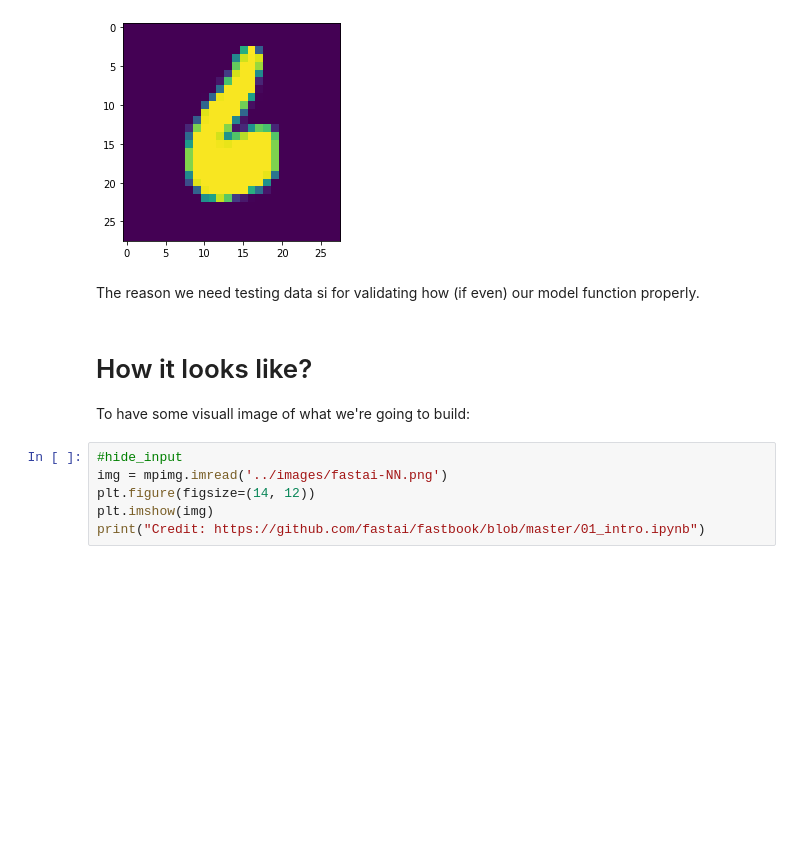
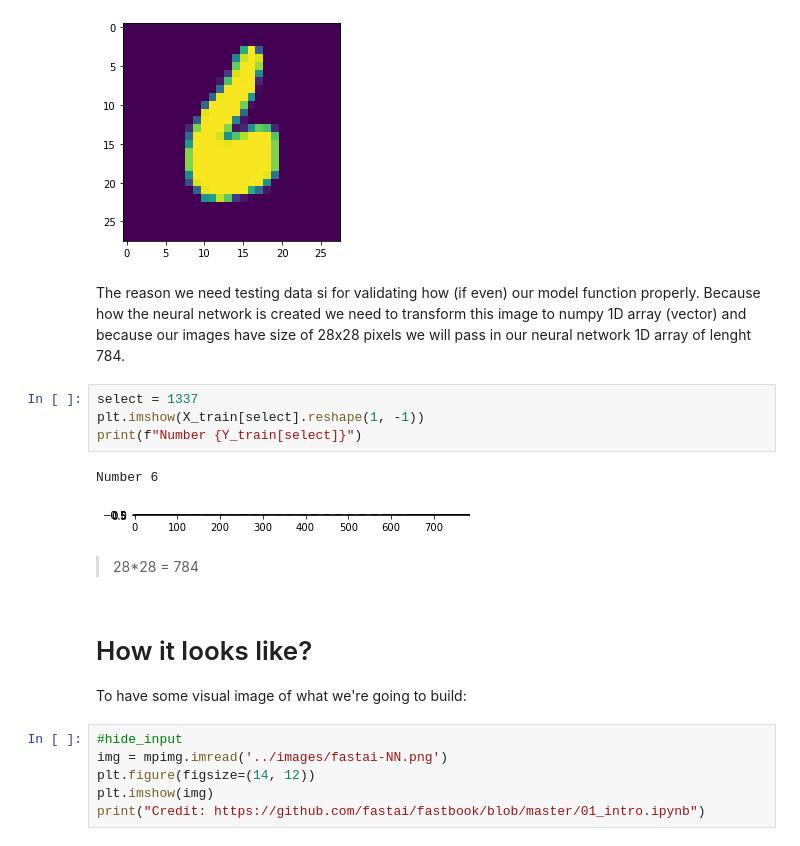
Before and after one commit to ludius0/my-blog, a Jupyter notebook: _notebooks/2020-12-05-First-blog-(test).ipynb, the cells around one changed output. Saved outputs shown, nothing was run; the diff lists cells and outputs as text; blank space fills up the shorter version.

```diff
--- a/_notebooks/2020-12-05-First-blog-(test).ipynb
+++ b/_notebooks/2020-12-05-First-blog-(test).ipynb
@@ -63,11 +70,20 @@ print(f"Number {Y_train[select]}")
 Number 6
 [figure]
 # %% [markdown]
-The reason we need testing data si for validating how (if even) our model function properly.
+The reason we need testing data si for validating how (if even) our model function properly. Because how the neural network is created we need to transform this image to numpy 1D array (vector) and because our images have size of 28x28 pixels we will pass in our neural network 1D array of lenght 784.
+# %%
+select = 1337
+plt.imshow(X_train[select].reshape(1, -1))
+print(f"Number {Y_train[select]}")
+# %% [output]
+Number 6
+[figure, added]
+# %% [markdown]
+> 28*28 = 784
 # %% [markdown]
 # How it looks like?
 
-To have some visuall image of what we're going to build:
+To have some visual image of what we're going to build:
 # %%
 #hide_input
 img = mpimg.imread('../images/fastai-NN.png')
```
Also changed, not shown: parts of 48 cells of this notebook.
